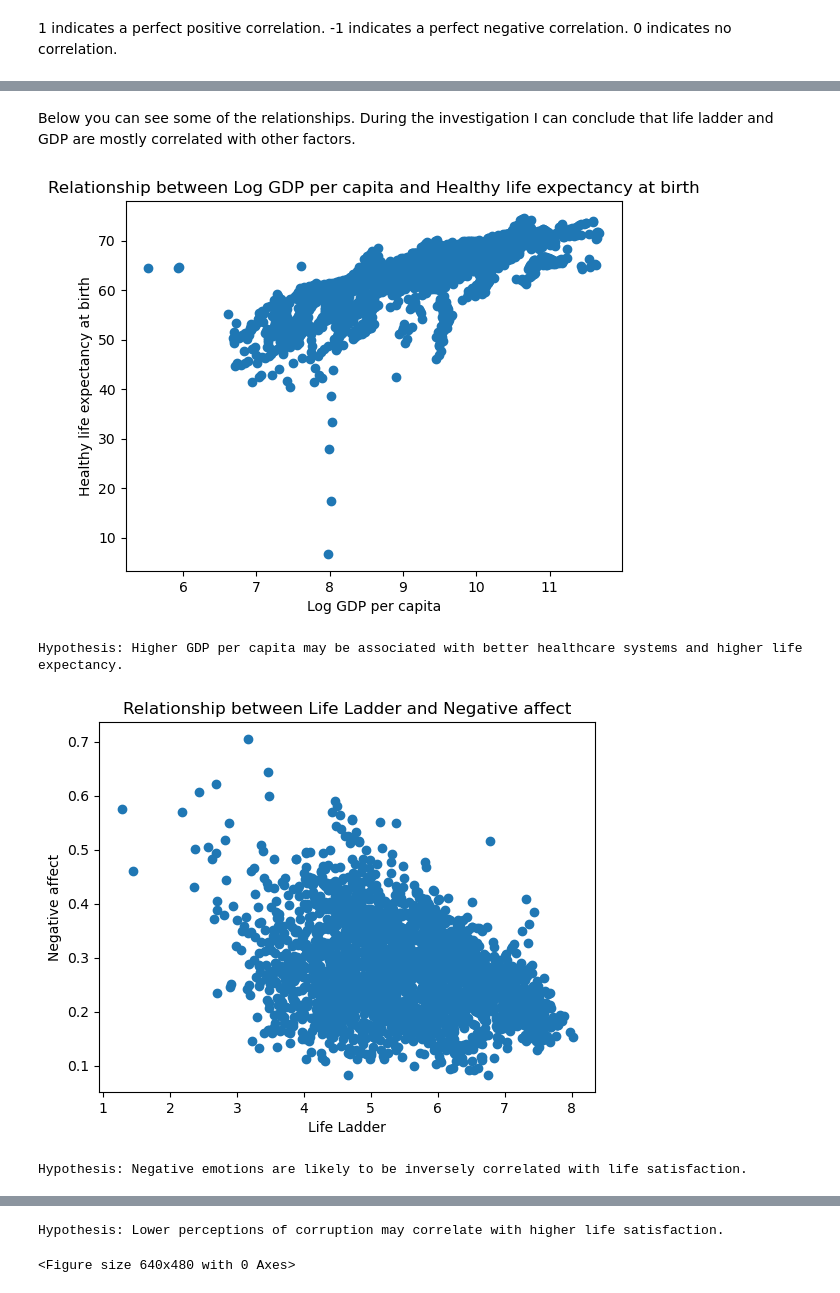
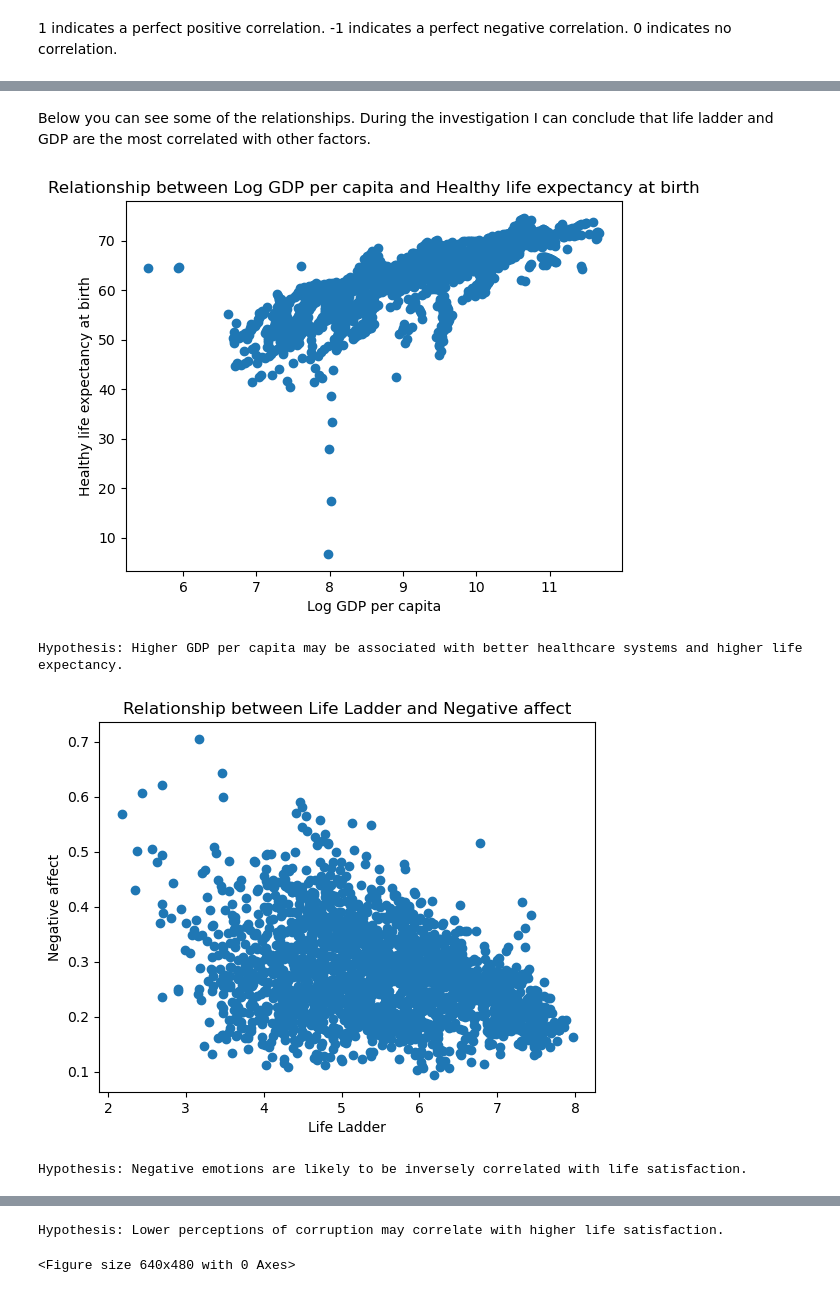
Before and after one commit to VeronikaPetrushka/lu-ml-project, a Jupyter notebook: VizRelationships.ipynb, the cells around one changed output, grey strips where cells are left out. Cells and saved outputs as stored; diff of their text form; code cells hidden in the pictures.

```diff
--- a/VizRelationships.ipynb
+++ b/VizRelationships.ipynb
@@ -20,7 +20,7 @@ Requirement already satisfied: pytz>=2020.1 in c:\users\ver0n\miniconda3\envs\id
 Requirement already satisfied: tzdata>=2022.1 in c:\users\ver0n\miniconda3\envs\idm\lib\site-packages (from pandas>=1.2->seaborn) (2023.3)
 Requirement already satisfied: six>=1.5 in c:\users\ver0n\miniconda3\envs\idm\lib\site-packages (from python-dateutil>=2.7->matplotlib!=3.6.1,>=3.4->seaborn) (1.16.0)
 # %%
-data = pd.read_csv('WorldHappiness.csv')
+data = pd.read_csv('WorldHappiness.csv').dropna()
 # %% [markdown]
 Are there any features within the dataset are highly correlated with happiness or with each other ?
 # %%
@@ -63,5 +68,5 @@ plt.savefig('CorrMatrixHeatmap.png')
 # %% [markdown]
-Below you can see some of the relationships. During the investigation I can conclude that life ladder and GDP are mostly correlated with other factors.
+Below you can see some of the relationships. During the investigation I can conclude that life ladder and GDP are the most correlated with other factors.
 # %%
 # Relationship between Log GDP per capita and Healthy life expectancy at birth
 
@@ -75,46 +80,46 @@ plt.ylabel("Healthy life expectancy at birth")
 plt.title(
     "Relationship between Log GDP per capita and Healthy life expectancy at birth")
 
+plt.savefig('GDPvsLifeExp.png')
+
 plt.show()
-plt.savefig('GDPvsLifeExp.png')
 
 print("Hypothesis: Higher GDP per capita may be associated with better healthcare systems and higher life expectancy.")
 
 # Relationship between Life Ladder and Negative Affect
 
-log_GDP = data['Life Ladder']
-life_exp = data['Negative affect']
+life_ladder = data['Life Ladder']
+neg_eff = data['Negative affect']
 
-plt.scatter(log_GDP, life_exp)
+plt.scatter(life_ladder, neg_eff)
 
 plt.xlabel("Life Ladder")
 plt.ylabel("Negative affect")
 plt.title(
     "Relationship between Life Ladder and Negative affect")
 
 plt.show()
 plt.savefig('LifeLaddervsNegEff.png')
 
 print("Hypothesis: Negative emotions are likely to be inversely correlated with life satisfaction.")
 
 # Relationship between Life Ladder and Perceptions of corruption
 
-log_GDP = data['Life Ladder']
 perc_pf_corrupt = data['Perceptions of corruption']
 
-plt.scatter(log_GDP, perc_pf_corrupt)
+plt.scatter(life_ladder, perc_pf_corrupt)
 
 plt.xlabel("Life Ladder")
 plt.ylabel("Perceptions of corruption")
 plt.title(
     "Relationship between Life Ladder and Perceptions of corruption")
 
 plt.show()
 plt.savefig('LifeLaddervsPercOfCorr.png')
 
 print("Hypothesis: Lower perceptions of corruption may correlate with higher life satisfaction.")
 # %% [output]
-[figure, old version]
+[figure, new version]
 Hypothesis: Higher GDP per capita may be associated with better healthcare systems and higher life expectancy.
-[figure, old version]
+[figure, new version]
 Hypothesis: Negative emotions are likely to be inversely correlated with life satisfaction.
```
Also changed, not shown: parts of 4 cells of this notebook, 5 other files.
